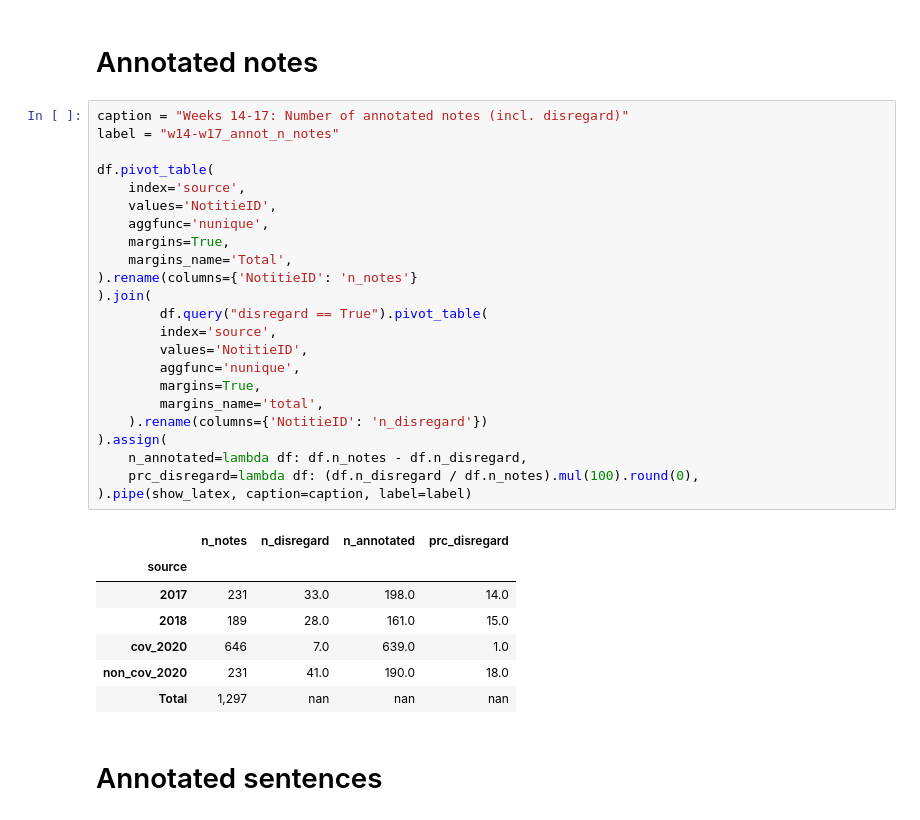
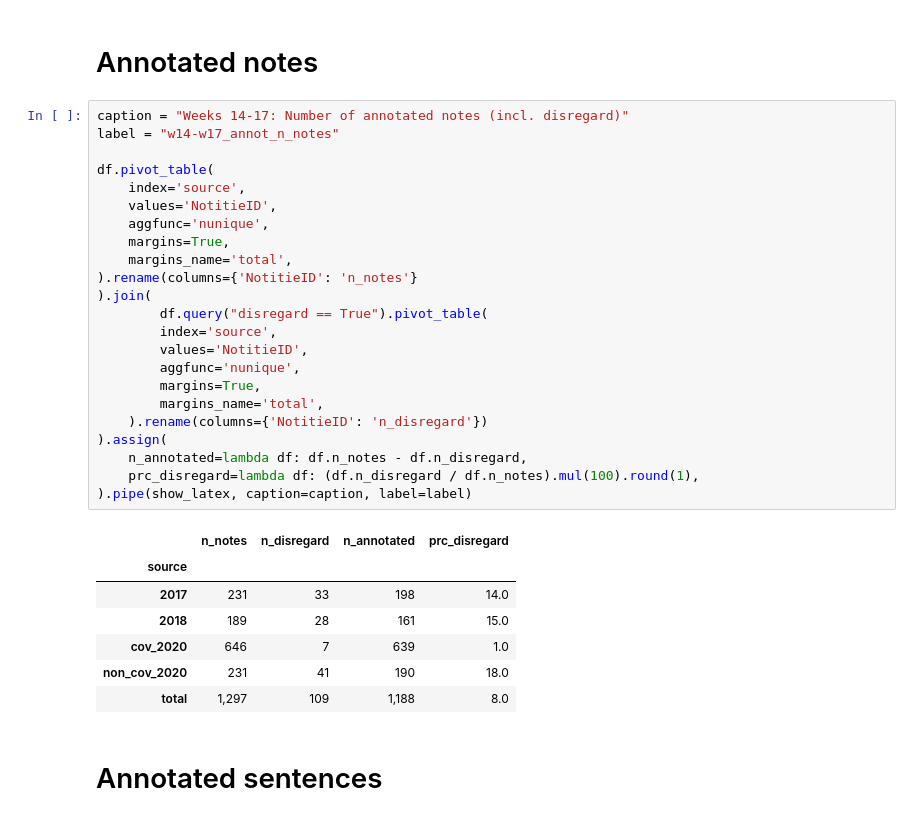
Before and after one commit to cltl/a-proof-zonmw, a Jupyter notebook: notebooks/data_explore/data_explore_annot_weeks14-17.ipynb, the cells around one changed output. Saved outputs shown, nothing was run; the diff lists cells and outputs as text.

```diff
--- a/notebooks/data_explore/data_explore_annot_weeks14-17.ipynb
+++ b/notebooks/data_explore/data_explore_annot_weeks14-17.ipynb
@@ -41,34 +41,34 @@ df = df.merge(
 # %%
 caption = "Weeks 14-17: Number of annotated notes (incl. disregard)"
 label = "w14-w17_annot_n_notes"
 
 df.pivot_table(
     index='source',
     values='NotitieID',
     aggfunc='nunique',
     margins=True,
-    margins_name='Total',
+    margins_name='total',
 ).rename(columns={'NotitieID': 'n_notes'}
 ).join(
         df.query("disregard == True").pivot_table(
         index='source',
         values='NotitieID',
         aggfunc='nunique',
         margins=True,
         margins_name='total',
     ).rename(columns={'NotitieID': 'n_disregard'})
 ).assign(
     n_annotated=lambda df: df.n_notes - df.n_disregard,
-    prc_disregard=lambda df: (df.n_disregard / df.n_notes).mul(100).round(0),
+    prc_disregard=lambda df: (df.n_disregard / df.n_notes).mul(100).round(1),
 ).pipe(show_latex, caption=caption, label=label)
 # %% [output]
 |  | n_notes | n_disregard | n_annotated | prc_disregard |
 | source |  |  |  |  |
-| 2017 | 231 | 33.0 | 198.0 | 14.0 |
-| 2018 | 189 | 28.0 | 161.0 | 15.0 |
-| cov_2020 | 646 | 7.0 | 639.0 | 1.0 |
-| non_cov_2020 | 231 | 41.0 | 190.0 | 18.0 |
-| Total | 1,297 | nan | nan | nan |
+| 2017 | 231 | 33 | 198 | 14.0 |
+| 2018 | 189 | 28 | 161 | 15.0 |
+| cov_2020 | 646 | 7 | 639 | 1.0 |
+| non_cov_2020 | 231 | 41 | 190 | 18.0 |
+| total | 1,297 | 109 | 1,188 | 8.0 |
 # %% [markdown]
 # Annotated sentences
 # %%
```
Also changed, not shown: parts of 1 cell of this notebook.
